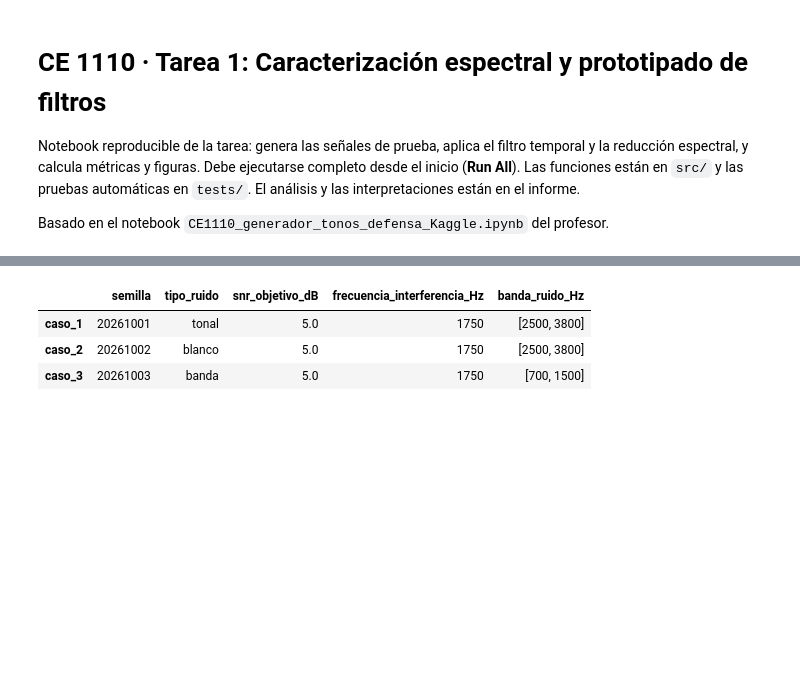
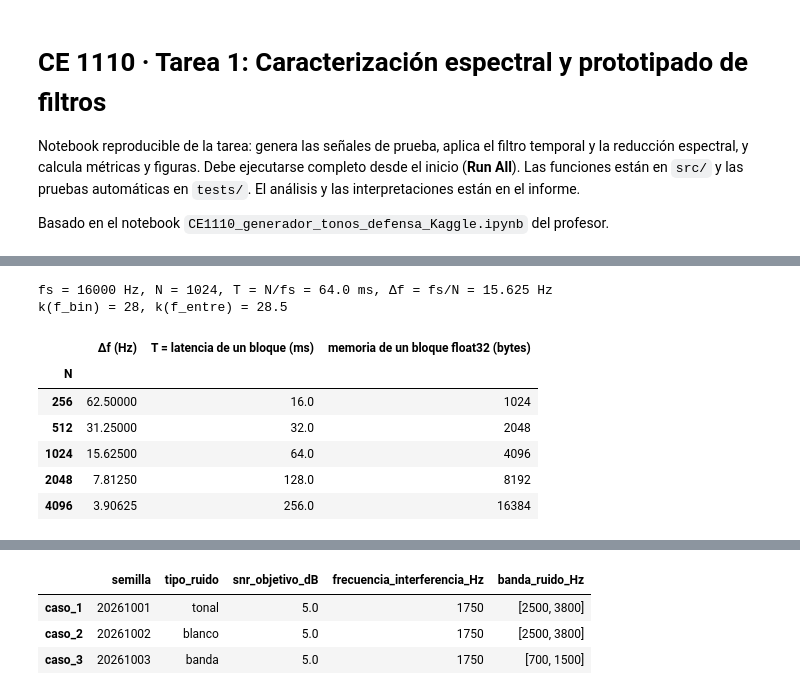
Before and after one commit to Izaguirre1g/jgarcia_asm_2026_s2, a Jupyter notebook: notebook.ipynb, the cells around one changed output, grey strips where cells are left out. Cells and saved outputs as stored; diff of their text form; code cells hidden in the pictures; blank space fills up the shorter version.

```diff
--- a/notebook.ipynb
+++ b/notebook.ipynb
@@ -21,0 +34,21 @@ print('Entorno listo. Raíz del proyecto:', RAIZ)
+# %%
+CFG_FFT = dict(fs_Hz=16_000, n=1024, f_bin_Hz=437.5, f_entre_Hz=445.3125, fase_grados=35.0)
+DF = CFG_FFT['fs_Hz'] / CFG_FFT['n']
+assert np.isclose(CFG_FFT['f_bin_Hz'] / DF, round(CFG_FFT['f_bin_Hz'] / DF)), 'f_bin debe caer en un bin'
+assert not np.isclose(CFG_FFT['f_entre_Hz'] / DF, round(CFG_FFT['f_entre_Hz'] / DF)), 'f_entre no debe caer en un bin'
+print(f"fs = {CFG_FFT['fs_Hz']} Hz, N = {CFG_FFT['n']}, T = N/fs = {1e3 * CFG_FFT['n'] / CFG_FFT['fs_Hz']:.1f} ms, Δf = fs/N = {DF:g} Hz")
+print(f"k(f_bin) = {CFG_FFT['f_bin_Hz'] / DF:g}, k(f_entre) = {CFG_FFT['f_entre_Hz'] / DF:g}")
+
+# 2.1(b): resolución, latencia y memoria de un bloque según N (fs fija)
+pd.DataFrame([{'N': n_, 'Δf (Hz)': CFG_FFT['fs_Hz'] / n_, 'T = latencia de un bloque (ms)': 1e3 * n_ / CFG_FFT['fs_Hz'],
+               'memoria de un bloque float32 (bytes)': 4 * n_} for n_ in (256, 512, 1024, 2048, 4096)]).set_index('N')
+# %% [output]
+fs = 16000 Hz, N = 1024, T = N/fs = 64.0 ms, Δf = fs/N = 15.625 Hz
+k(f_bin) = 28, k(f_entre) = 28.5
+|  | Δf (Hz) | T = latencia de un bloque (ms) | memoria de un bloque float32 (bytes) |
+| N |  |  |  |
+| 256 | 62.50000 | 16.0 | 1024 |
+| 512 | 31.25000 | 32.0 | 2048 |
+| 1024 | 15.62500 | 64.0 | 4096 |
+| 2048 | 7.81250 | 128.0 | 8192 |
+| 4096 | 3.90625 | 256.0 | 16384 |
```
Also changed, not shown: parts of 38 cells of this notebook, 22 other files.
